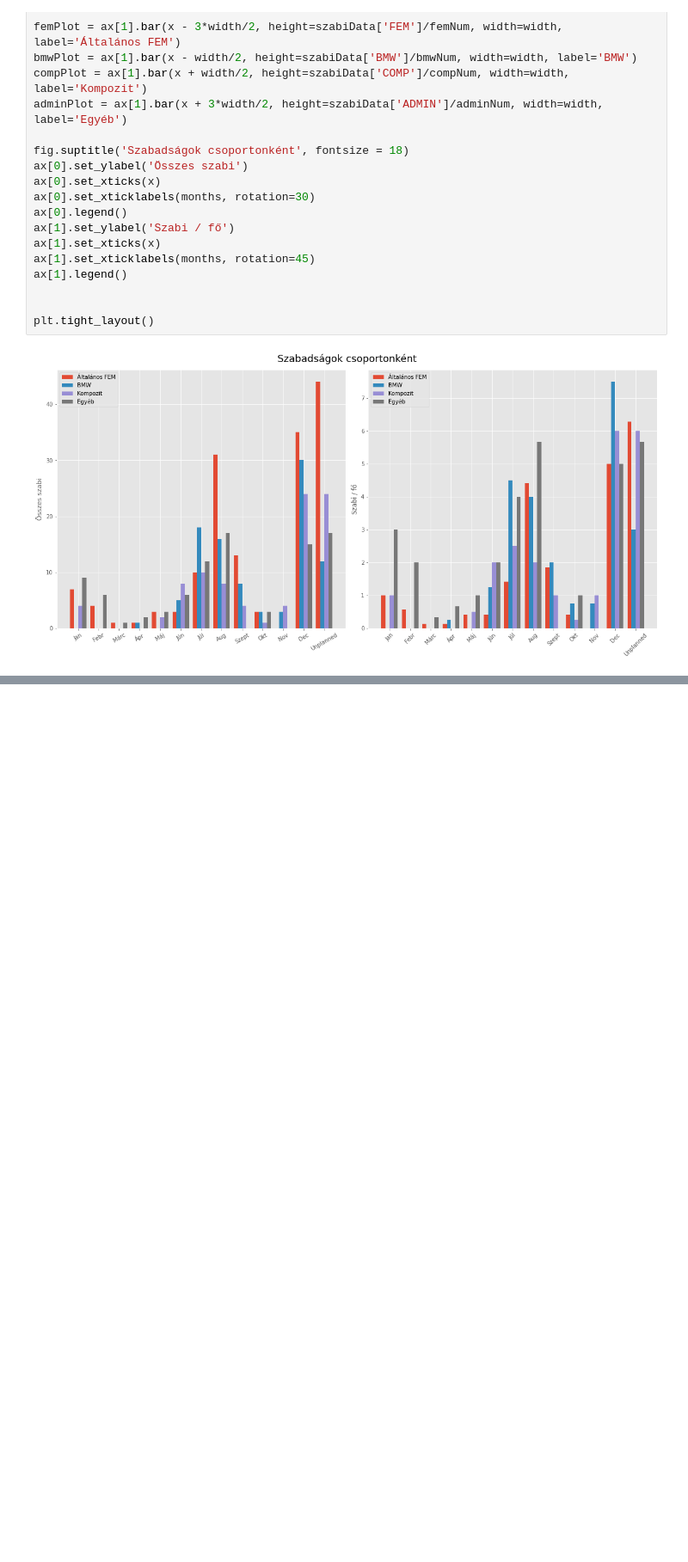
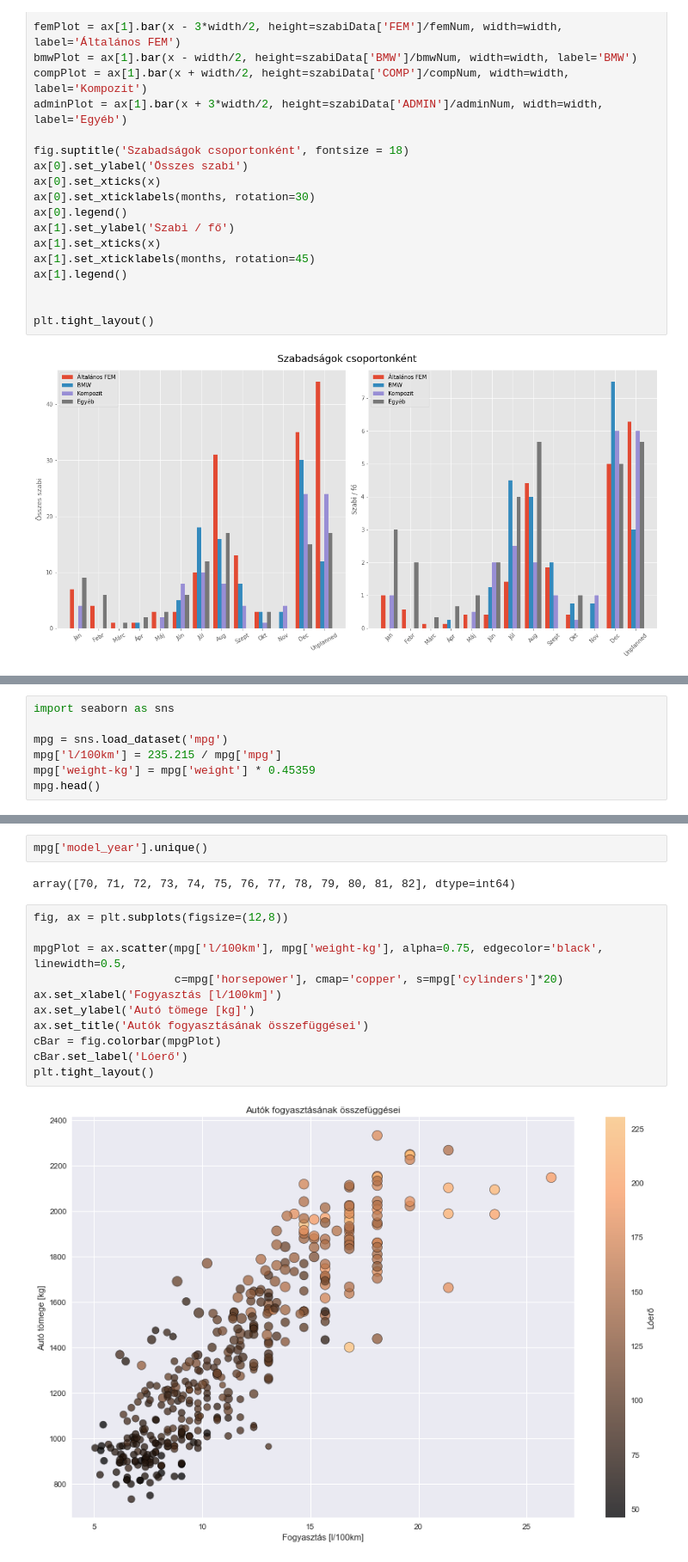
Before and after one commit to mizsakpeti/python-plotting-eCon, a Jupyter notebook: jupyter-notebooks/03_Matplotlib/031_MatPlotLib_PlotTypes.ipynb, the cells around one changed output, grey strips where cells are left out. Shown at 86% size. Cells and saved outputs as stored; diff of their text form; blank space fills up the shorter version.

```diff
--- a/jupyter-notebooks/03_Matplotlib/031_MatPlotLib_PlotTypes.ipynb
+++ b/jupyter-notebooks/03_Matplotlib/031_MatPlotLib_PlotTypes.ipynb
@@ -177,0 +214,7 @@ plt.tight_layout()
+# %%
+import seaborn as sns
+
+mpg = sns.load_dataset('mpg')
+mpg['l/100km'] = 235.215 / mpg['mpg']
+mpg['weight-kg'] = mpg['weight'] * 0.45359
+mpg.head()
@@ -177,0 +228,17 @@ plt.tight_layout()
+# %%
+mpg['model_year'].unique()
+# %% [output]
+array([70, 71, 72, 73, 74, 75, 76, 77, 78, 79, 80, 81, 82], dtype=int64)
+# %%
+fig, ax = plt.subplots(figsize=(12,8))
+
+mpgPlot = ax.scatter(mpg['l/100km'], mpg['weight-kg'], alpha=0.75, edgecolor='black', linewidth=0.5,
+                     c=mpg['horsepower'], cmap='copper', s=mpg['cylinders']*20)
+ax.set_xlabel('Fogyasztás [l/100km]')
+ax.set_ylabel('Autó tömege [kg]')
+ax.set_title('Autók fogyasztásának összefüggései')
+cBar = fig.colorbar(mpgPlot)
+cBar.set_label('Lóerő')
+plt.tight_layout()
+# %% [output]
+[figure, added]
```
Also changed, not shown: parts of 16 cells of this notebook, 2 other files.
